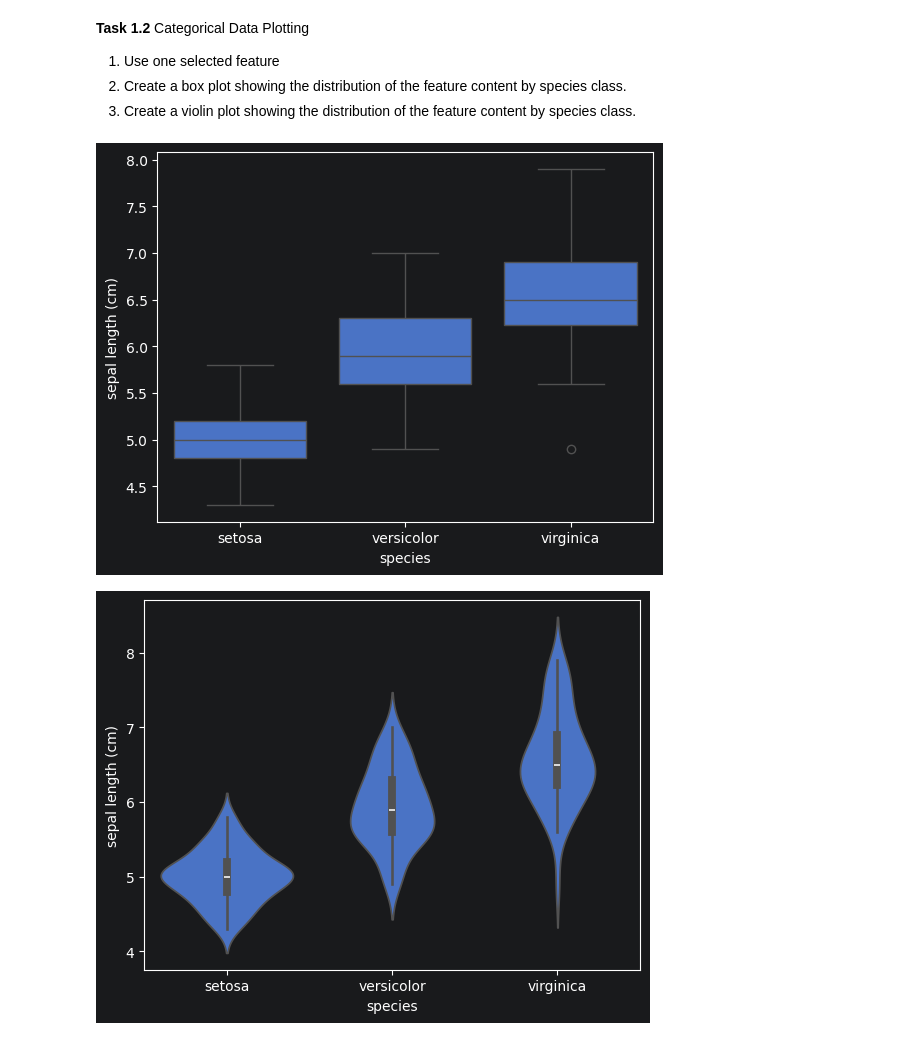
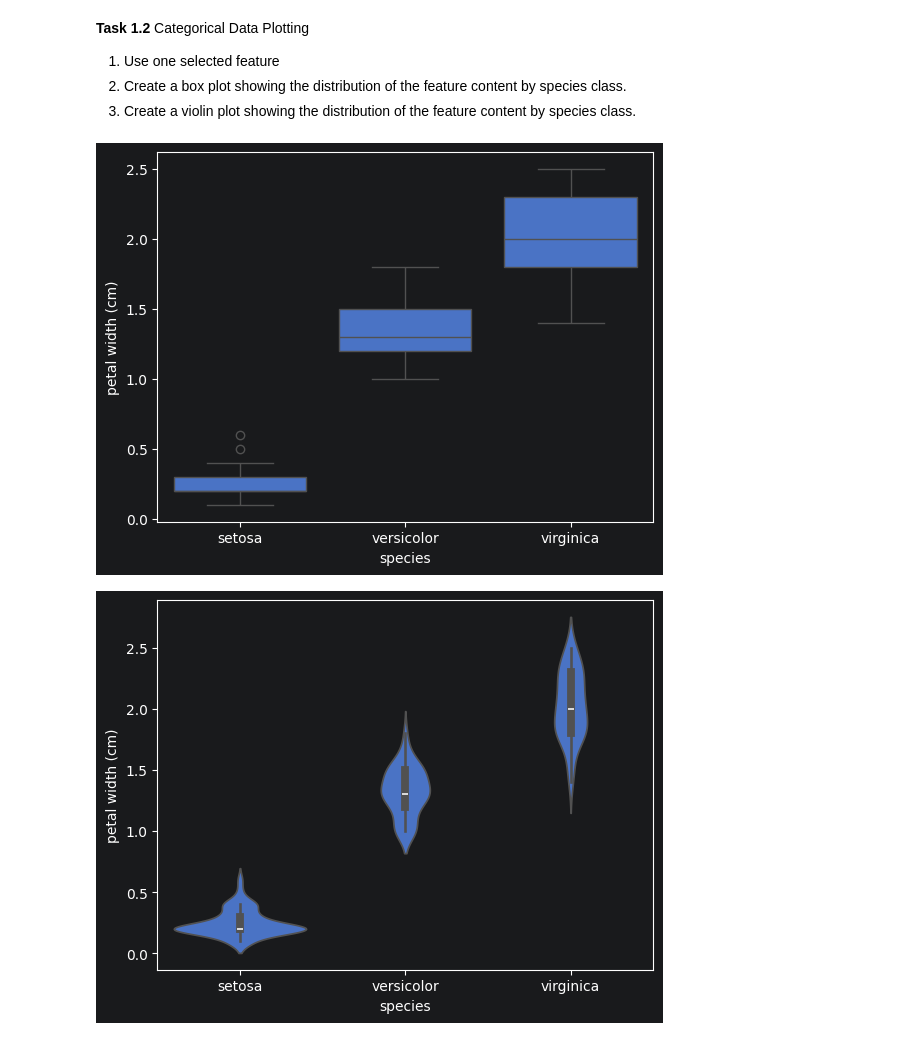
Before and after one commit to hegged/GMLP, a Jupyter notebook: P2/03_Seaborn.ipynb, the cells around one changed output. Drawn from its saved outputs; the diff is of its cells as text; code cells hidden in the pictures.

```diff
--- a/P2/03_Seaborn.ipynb
+++ b/P2/03_Seaborn.ipynb
@@ -48,10 +48,10 @@ histplot(data=df, x='sepal length (cm)', hue='species', kde=True)
   <li>Create a violin plot showing the distribution of the feature content by species class.</li>
 </ol>
 # %%
-sea.boxplot(x='species', y='sepal length (cm)', data=df)
+sea.boxplot(x='species', y='petal width (cm)', data=df)
 plt.show()
-sea.violinplot(x='species', y='sepal length (cm)', data=df)
+sea.violinplot(x='species', y='petal width (cm)', data=df)
 plt.show()
 # %% [output]
-[figure, old version]
+[figure, new version]
-[figure, old version]
+[figure, new version]
```
Also changed, not shown: parts of 1 cell of this notebook.
